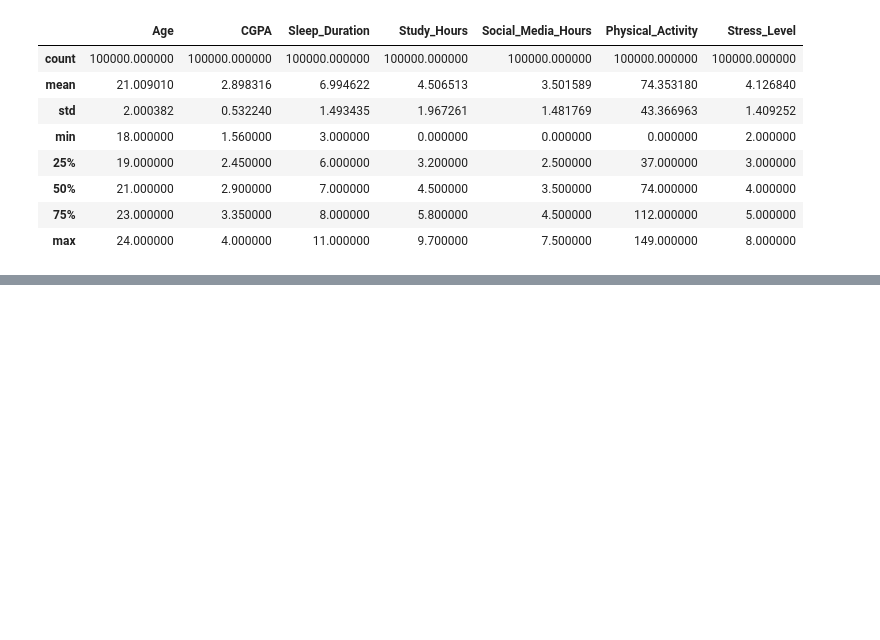
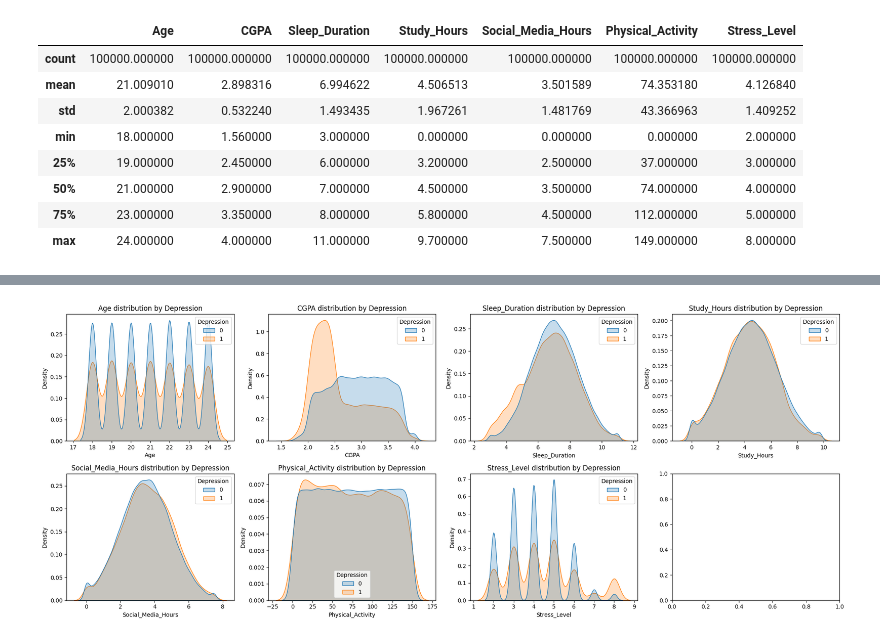
Before and after one commit to MDRobiulhassan/Machine-Learning-Course, a Jupyter notebook: Student_Perfomence.ipynb, the cells around one changed output, grey strips where cells are left out. Cells and saved outputs as stored; diff of their text form; code cells hidden in the pictures; blank space fills up the shorter version.

```diff
--- a/Student_Perfomence.ipynb
+++ b/Student_Perfomence.ipynb
@@ -199,0 +295,19 @@ df.describe()
+# %%
+fig, axes = plt.subplots(2, 4, figsize=(20, 8))
+axes = axes.flatten()
+
+for i, col in enumerate(features):
+    sns.kdeplot(
+        data=df,
+        x=col,
+        hue='Depression',
+        fill=True,
+        common_norm=False,
+        ax=axes[i]
+    )
+    axes[i].set_title(f"{col} distribution by Depression")
+
+plt.tight_layout()
+plt.show()
+# %% [output]
+[figure, added]
```
Also changed, not shown: parts of 29 cells of this notebook.
